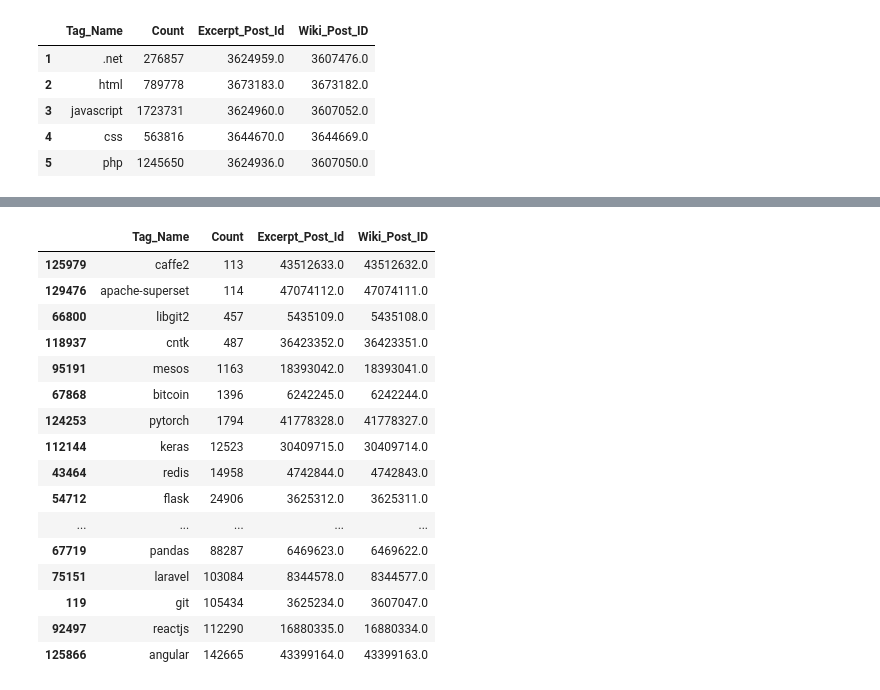
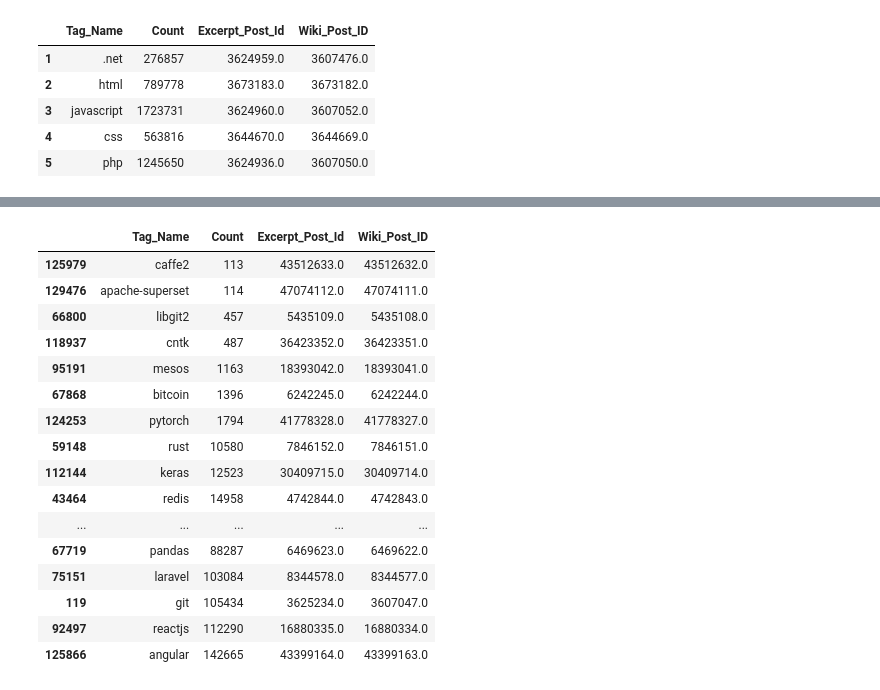
Before and after one commit to GermainZ/AppliedDataAnalysisProject, a Jupyter notebook: data_pipeline.ipynb, the cells around one changed output, grey strips where cells are left out. Cells and saved outputs as stored; diff of their text form; code cells hidden in the pictures.

```diff
--- a/data_pipeline.ipynb
+++ b/data_pipeline.ipynb
@@ -1607,21 +1820,24 @@ tag_stackoverflow_df['caffee2' == tag_stackoverflow_df['Tag_Name']].shape[0]
 # %%
+# List of tags with respect to each of our projects of study
 tags = ['redis', 'flask', 'numpy', 'pandas', 'curl', 'libgit2', 'bitcoin', 'git', 'laravel', 'reactjs',
         'mesos', 'vue.js', 'apache-spark', 'angular', 'keras', 'caffe2', 'apache-superset', 'tensorflow',
-        'cntk', 'pytorch']
-tag_stackoverflow_df[tag_stackoverflow_df.Tag_Name.isin(tags)].sort_values(by='Count')
-# No occurences: NervJS/nerv, luna/luna
+        'cntk', 'pytorch','rust' ]
+
+# get the data for the projects
+project_tag_df = tag_stackoverflow_df[tag_stackoverflow_df.Tag_Name.isin(tags)].sort_values(by='Count')
+project_tag_df
 # %% [output]
 |  | Tag_Name | Count | Excerpt_Post_Id | Wiki_Post_ID |
 | 125979 | caffe2 | 113 | 43512633.0 | 43512632.0 |
 | 129476 | apache-superset | 114 | 47074112.0 | 47074111.0 |
 | 66800 | libgit2 | 457 | 5435109.0 | 5435108.0 |
 | 118937 | cntk | 487 | 36423352.0 | 36423351.0 |
 | 95191 | mesos | 1163 | 18393042.0 | 18393041.0 |
 | 67868 | bitcoin | 1396 | 6242245.0 | 6242244.0 |
 | 124253 | pytorch | 1794 | 41778328.0 | 41778327.0 |
+| 59148 | rust | 10580 | 7846152.0 | 7846151.0 |
 | 112144 | keras | 12523 | 30409715.0 | 30409714.0 |
 | 43464 | redis | 14958 | 4742844.0 | 4742843.0 |
-| 54712 | flask | 24906 | 3625312.0 | 3625311.0 |
 | ... | ... | ... | ... | ... |
 | 67719 | pandas | 88287 | 6469623.0 | 6469622.0 |
 | 75151 | laravel | 103084 | 8344578.0 | 8344577.0 |
```
Also changed, not shown: parts of 52 cells of this notebook.
